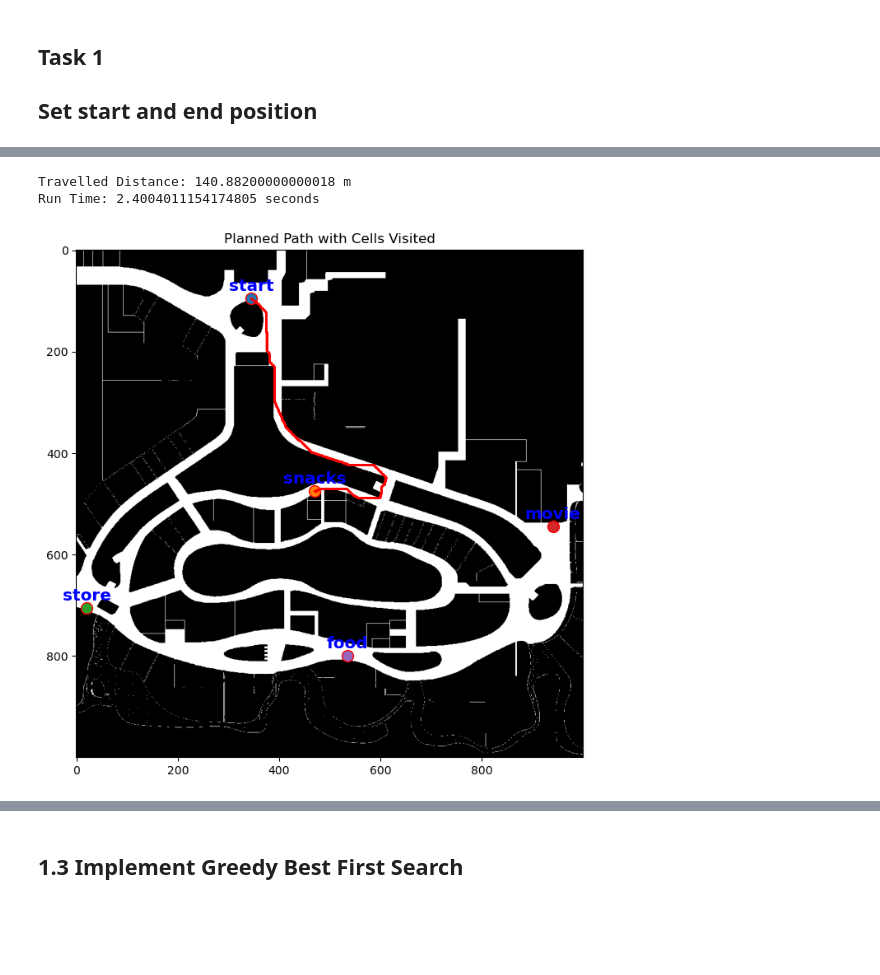
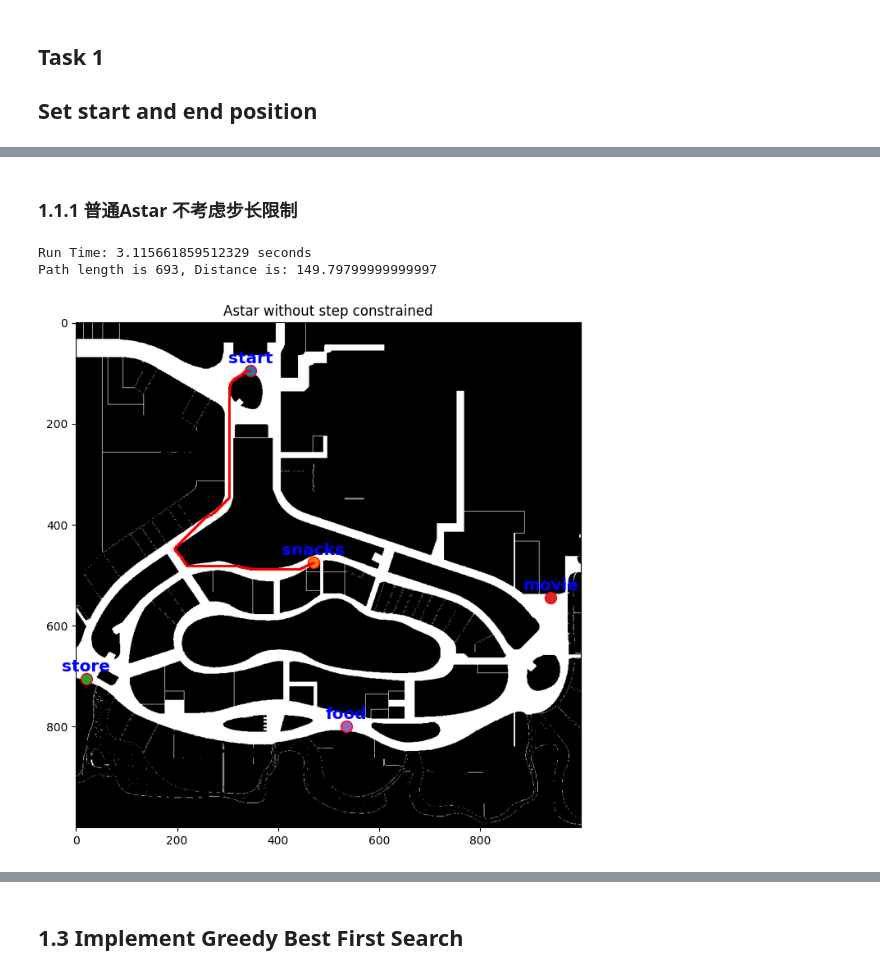
Before and after one commit to huangyqs123/ME5413_HW3, a Jupyter notebook: HW3_Task1&2/homework3.ipynb, the cells around one changed output, grey strips where cells are left out. Cells and saved outputs as stored; diff of their text form; code cells hidden in the pictures; blank space fills up the shorter version.

```diff
--- a/HW3_Task1&2/homework3.ipynb
+++ b/HW3_Task1&2/homework3.ipynb
@@ -69,15 +74,17 @@ end_position = tuple(locations['snacks'])
+# %% [markdown]
+### 1.1.1 普通Astar 不考虑步长限制
 # %%
 import time
+
 def heuristic_function(start, goal):
     return np.sqrt((start[0] - goal[0]) ** 2 + (start[1] - goal[1]) ** 2) * MAP_RES
 
-def is_valid(neighbor, grid_map):
-    return (0 <= neighbor[0] < grid_map.shape[0] and
-            0 <= neighbor[1] < grid_map.shape[1] and
-            grid_map[neighbor[0], neighbor[1]] == 255)
-
+# 根据PDF要求指定的cost函数，非对角为0.2，对角为0.282
 def get_cost(dx, dy):
-    return 0.282 if dx != 0 and dy != 0 else 0.2
+    if dx == 0 or dy == 0:
+        return 0.2
+    else:
+        return 0.282
 
 def reconstruct_path(came_from, current):
     total_path = [current]
@@ -86,66 +93,68 @@ def reconstruct_path(came_from, current):
         total_path.append(current)
     return total_path
 
-def calculate_distance(path):
-    total_distance = 0
-    for i in range(1, len(path)):
-        dx = path[i][0] - path[i-1][0]
-        dy = path[i][1] - path[i-1][1]
-        total_distance += get_cost(dx, dy)
-    return total_distance
+def calculate_distance(path_array):
+    t_distance = 0
+    for i in range(1, len(path_array)):
+        dx = path_array[i][0] - path_array[i - 1][0]
+        dy = path_array[i][1] - path_array[i - 1][1]
+        t_distance += get_cost(dx, dy)
+    return t_distance
 
-def a_star(start, goal, grid_map):
+def a_star(start, goal, map_data):
+    dirs = [(0, 1), (0, -1), (1, 0), (-1, 0), (1,-1), (-1, 1), (1, -1), (-1, -1)]
     open_set = {start}
     came_from = {}
     g_score = {start: 0}
     f_score = {start: heuristic_function(start, goal)}
 
     while open_set:
         current = min(open_set, key=lambda x: f_score[x])
         if current == goal:
             return reconstruct_path(came_from, goal)
 
         open_set.remove(current)
-        for dx in [-1, 0, 1]:
-            for dy in [-1, 0, 1]:
-                if dx == 0 and dy == 0:
+
+        for i in range(0,8):
+            neighbor = (current[0] + dirs[i][0], current[1] + dirs[i][1])
+            # 严格判定 如果想要进行对角线的移动，还必须检查相邻的两个格子都不是障碍物
+            if 0 <= neighbor[0] < map_data.shape[0] and 0 <= neighbor[1] < map_data.shape[1] :
+                if map_data[neighbor[0], neighbor[1]] == 0:
+                    continue
+                if i > 3 and (map_data[neighbor[0], current[1]] == 0 or map_data[current[0],neighbor[1]]==0):
                     continue
 
-                neighbor = (current[0] + dx, current[1] + dy)
-                if not is_valid(neighbor, grid_map):
-                    continue
-
-                cost = get_cost(dx, dy)
-                tentative_g_score = g_score[current] + cost
-                if neighbor not in g_score or tentative_g_score < g_score[neighbor]:
-                    came_from[neighbor] = current
-                    g_score[neighbor] = tentative_g_score
-                    f_score[neighbor] = tentative_g_score + heuristic_function(neighbor, goal)
-                    if neighbor not in open_set:
-                        open_set.add(neighbor)
+            cost = get_cost(dirs[i][0], dirs[i][1])
+            tentative_g_score = g_score[current] + cost
+            if neighbor not in g_score or tentative_g_score < g_score[neighbor]:
+                came_from[neighbor] = current
+                g_score[neighbor] = tentative_g_score
+                f_score[neighbor] = tentative_g_score + heuristic_function(neighbor, goal)
+                if neighbor not in open_set:
+                    open_set.add(neighbor)
 
     return None
 
 # Finding path from start to store
 start_time = time.time()
 path = a_star(start_position, end_position, grid_map)
-total_distance = calculate_distance(path)
-end_time = time.time()
-print("Travelled Distance:", total_distance, "m")
-print("Run Time:", end_time - start_time, "seconds")
-# print("Path_len:", len(path))
+
+print("Run Time:", time.time() - start_time, "seconds")
+
+
+print("Path length is " + str(len(path)) + ", Distance is: " + str(calculate_distance(path)))
 
 
 # Visualize the planned path and cells visited
 plt.figure(figsize=(8, 8))
 plt.imshow(grid_map_img, cmap='gray')
 plot_locations(locations, color='blue')
 if path:
     path_x, path_y = zip(*path)
     plt.plot(path_x, path_y, marker='o', color='red', markersize=1, linestyle='-')
-plt.title('Planned Path with Cells Visited')
+plt.title('Astar without step constrained')
 plt.show()
 # %% [output]
-Travelled Distance: 140.88200000000018 m
-Run Time: 2.4004011154174805 seconds
+Run Time: 3.115661859512329 seconds
+Path length is 693, Distance is: 149.79799999999997
-[figure, old version]
+[figure, new version]
```
Also changed, not shown: parts of 7 cells of this notebook, 1 other file.
